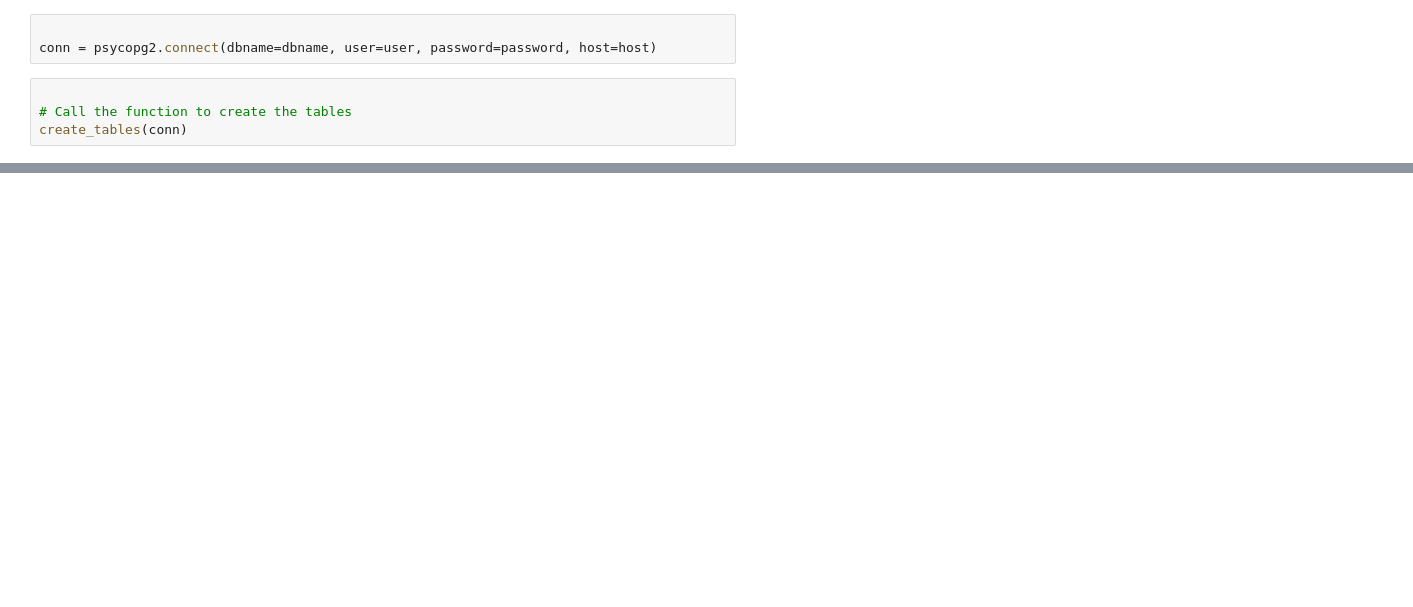
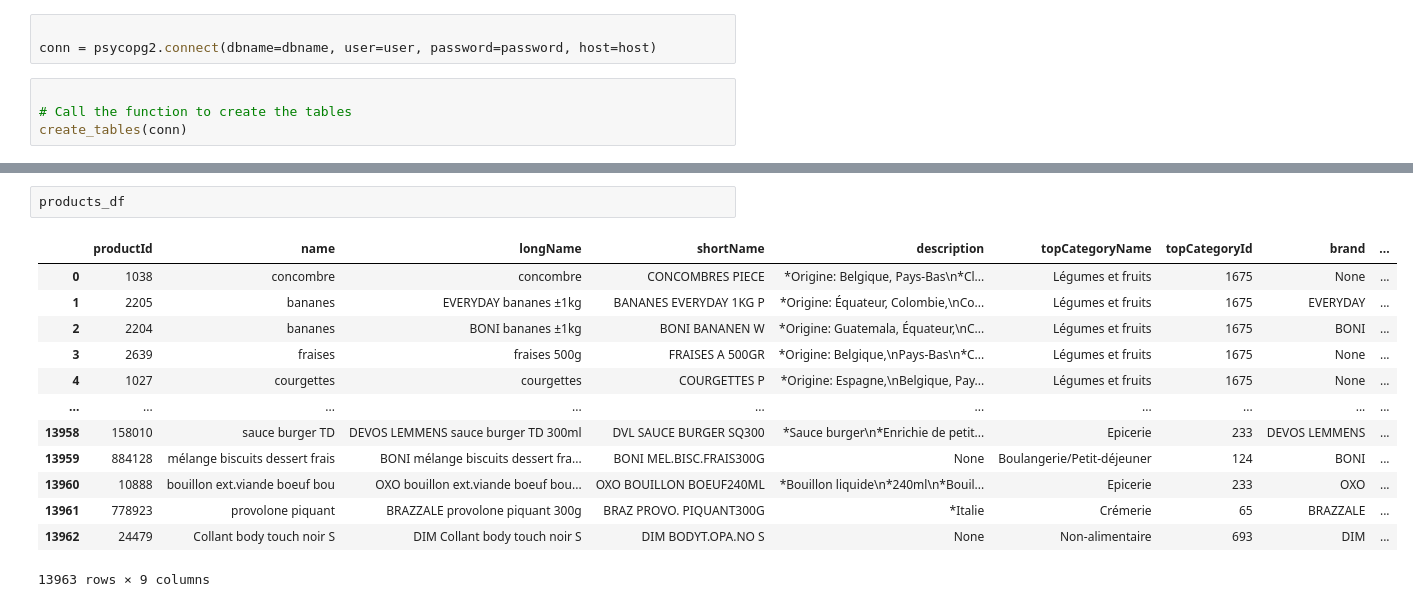
Before and after one commit to thi2boGH/colruyt-tracker, a Jupyter notebook: notebooks/cleaning.ipynb, the cells around one changed output, grey strips where cells are left out. Drawn from its saved outputs; the diff is of its cells as text; blank space fills up the shorter version.

```diff
--- a/notebooks/cleaning.ipynb
+++ b/notebooks/cleaning.ipynb
@@ -308,0 +707,16 @@ create_tables(conn)
+# %%
+products_df
+# %% [output]
+|  | productId | name | longName | shortName | description | topCategoryName | topCategoryId | brand | ... |
+| 0 | 1038 | concombre | concombre | CONCOMBRES PIECE | *Origine: Belgique, Pays-Bas\n*Cl... | Légumes et fruits | 1675 | None | ... |
+| 1 | 2205 | bananes | EVERYDAY bananes ±1kg | BANANES EVERYDAY 1KG P | *Origine: Équateur, Colombie,\nCo... | Légumes et fruits | 1675 | EVERYDAY | ... |
+| 2 | 2204 | bananes | BONI bananes ±1kg | BONI BANANEN W | *Origine: Guatemala, Équateur,\nC... | Légumes et fruits | 1675 | BONI | ... |
+| 3 | 2639 | fraises | fraises 500g | FRAISES A 500GR | *Origine: Belgique,\nPays-Bas\n*C... | Légumes et fruits | 1675 | None | ... |
+| 4 | 1027 | courgettes | courgettes | COURGETTES P | *Origine: Espagne,\nBelgique, Pay... | Légumes et fruits | 1675 | None | ... |
+| ... | ... | ... | ... | ... | ... | ... | ... | ... | ... |
+| 13958 | 158010 | sauce burger TD | DEVOS LEMMENS sauce burger TD 300ml | DVL SAUCE BURGER SQ300 | *Sauce burger\n*Enrichie de petit... | Epicerie | 233 | DEVOS LEMMENS | ... |
+| 13959 | 884128 | mélange biscuits dessert frais | BONI mélange biscuits dessert fra... | BONI MEL.BISC.FRAIS300G | None | Boulangerie/Petit-déjeuner | 124 | BONI | ... |
+| 13960 | 10888 | bouillon ext.viande boeuf bou | OXO bouillon ext.viande boeuf bou... | OXO BOUILLON BOEUF240ML | *Bouillon liquide\n*240ml\n*Bouil... | Epicerie | 233 | OXO | ... |
+| 13961 | 778923 | provolone piquant | BRAZZALE provolone piquant 300g | BRAZ PROVO. PIQUANT300G | *Italie | Crémerie | 65 | BRAZZALE | ... |
+| 13962 | 24479 | Collant body touch noir S | DIM Collant body touch noir S | DIM BODYT.OPA.NO S | None | Non-alimentaire | 693 | DIM | ... |
+13963 rows × 9 columns
```
Also changed, not shown: parts of 49 cells of this notebook, 11 other files.
